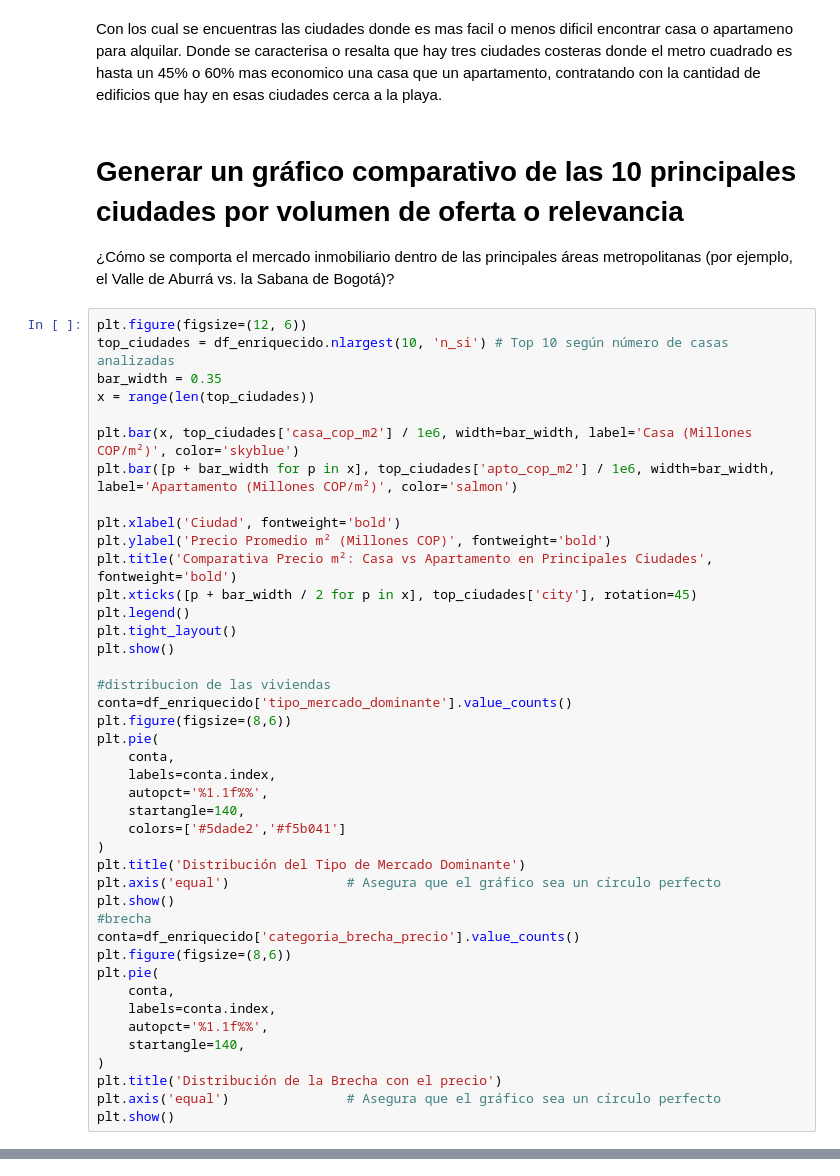
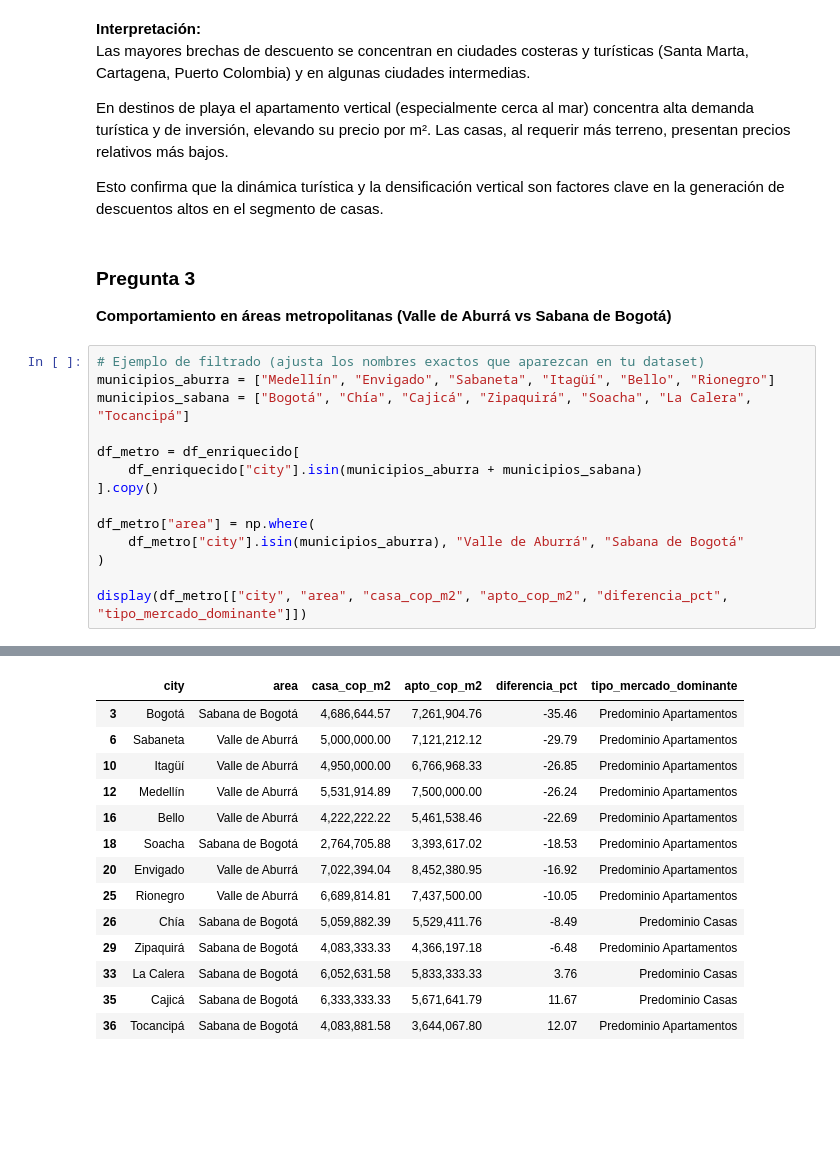
Before and after one commit to renezh64/Ideacion_y_Documentacion, a Jupyter notebook: src/actividad1/Actividad3.ipynb, the cells around one changed output, grey strips where cells are left out. Saved outputs shown, nothing was run; the diff lists cells and outputs as text; blank space fills up the shorter version.

```diff
--- a/src/actividad1/Actividad3.ipynb
+++ b/src/actividad1/Actividad3.ipynb
@@ -178,48 +251,25 @@ print(mayor_descuento_casas[['city', 'casa_cop_m2', 'apto_cop_m2', 'diferencia_p
 # %% [markdown]
-Con los cual se encuentras las ciudades donde es mas facil o menos dificil encontrar casa o apartameno para alquilar. Donde se caracterisa o resalta que hay tres ciudades costeras donde el metro cuadrado es hasta un 45% o 60% mas economico una casa que un apartamento, contratando con la cantidad de edificios que hay en esas ciudades cerca a la playa.
+**Interpretación:**
+Las mayores brechas de descuento se concentran en ciudades costeras y turísticas (Santa Marta, Cartagena, Puerto Colombia) y en algunas ciudades intermedias.
+
+En destinos de playa el apartamento vertical (especialmente cerca al mar) concentra alta demanda turística y de inversión, elevando su precio por m². Las casas, al requerir más terreno, presentan precios relativos más bajos.
+
+Esto confirma que la dinámica turística y la densificación vertical son factores clave en la generación de descuentos altos en el segmento de casas.
 # %% [markdown]
-# Generar un gráfico comparativo de las 10 principales ciudades por volumen de oferta o relevancia #
-¿Cómo se comporta el mercado inmobiliario dentro de las principales áreas metropolitanas (por ejemplo, el Valle de Aburrá vs. la Sabana de Bogotá)?
+### Pregunta 3
+**Comportamiento en áreas metropolitanas (Valle de Aburrá vs Sabana de Bogotá)**
 # %%
-plt.figure(figsize=(12, 6))
-top_ciudades = df_enriquecido.nlargest(10, 'n_si') # Top 10 según número de casas analizadas
-bar_width = 0.35
-x = range(len(top_ciudades))
+# Ejemplo de filtrado (ajusta los nombres exactos que aparezcan en tu dataset)
+municipios_aburra = ["Medellín", "Envigado", "Sabaneta", "Itagüí", "Bello", "Rionegro"]
+municipios_sabana = ["Bogotá", "Chía", "Cajicá", "Zipaquirá", "Soacha", "La Calera", "Tocancipá"]
 
-plt.bar(x, top_ciudades['casa_cop_m2'] / 1e6, width=bar_width, label='Casa (Millones COP/m²)', color='skyblue')
-plt.bar([p + bar_width for p in x], top_ciudades['apto_cop_m2'] / 1e6, width=bar_width, label='Apartamento (Millones COP/m²)', color='salmon')
+df_metro = df_enriquecido[
+    df_enriquecido["city"].isin(municipios_aburra + municipios_sabana)
+].copy()
 
-plt.xlabel('Ciudad', fontweight='bold')
-plt.ylabel('Precio Promedio m² (Millones COP)', fontweight='bold')
-plt.title('Comparativa Precio m²: Casa vs Apartamento en Principales Ciudades', fontweight='bold')
-plt.xticks([p + bar_width / 2 for p in x], top_ciudades['city'], rotation=45)
-plt.legend()
-plt.tight_layout()
-plt.show()
+df_metro["area"] = np.where(
+    df_metro["city"].isin(municipios_aburra), "Valle de Aburrá", "Sabana de Bogotá"
+)
 
-#distribucion de las viviendas
-conta=df_enriquecido['tipo_mercado_dominante'].value_counts()
-plt.figure(figsize=(8,6))
-plt.pie(
-    conta,
-    labels=conta.index,
-    autopct='%1.1f%%',
-    startangle=140,
-    colors=['#5dade2','#f5b041']
-)
-plt.title('Distribución del Tipo de Mercado Dominante')
-plt.axis('equal')               # Asegura que el gráfico sea un círculo perfecto
-plt.show()
-#brecha
-conta=df_enriquecido['categoria_brecha_precio'].value_counts()
-plt.figure(figsize=(8,6))
-plt.pie(
-    conta,
-    labels=conta.index,
-    autopct='%1.1f%%',
-    startangle=140,
-)
-plt.title('Distribución de la Brecha con el precio')
-plt.axis('equal')               # Asegura que el gráfico sea un círculo perfecto
-plt.show()
+display(df_metro[["city", "area", "casa_cop_m2", "apto_cop_m2", "diferencia_pct", "tipo_mercado_dominante"]])
 # %% [output]
@@ -229 +276,15 @@ plt.show()
+|  | city | area | casa_cop_m2 | apto_cop_m2 | diferencia_pct | tipo_mercado_dominante |
+| 3 | Bogotá | Sabana de Bogotá | 4,686,644.57 | 7,261,904.76 | -35.46 | Predominio Apartamentos |
+| 6 | Sabaneta | Valle de Aburrá | 5,000,000.00 | 7,121,212.12 | -29.79 | Predominio Apartamentos |
+| 10 | Itagüí | Valle de Aburrá | 4,950,000.00 | 6,766,968.33 | -26.85 | Predominio Apartamentos |
+| 12 | Medellín | Valle de Aburrá | 5,531,914.89 | 7,500,000.00 | -26.24 | Predominio Apartamentos |
+| 16 | Bello | Valle de Aburrá | 4,222,222.22 | 5,461,538.46 | -22.69 | Predominio Apartamentos |
+| 18 | Soacha | Sabana de Bogotá | 2,764,705.88 | 3,393,617.02 | -18.53 | Predominio Apartamentos |
+| 20 | Envigado | Valle de Aburrá | 7,022,394.04 | 8,452,380.95 | -16.92 | Predominio Apartamentos |
+| 25 | Rionegro | Valle de Aburrá | 6,689,814.81 | 7,437,500.00 | -10.05 | Predominio Apartamentos |
+| 26 | Chía | Sabana de Bogotá | 5,059,882.39 | 5,529,411.76 | -8.49 | Predominio Casas |
+| 29 | Zipaquirá | Sabana de Bogotá | 4,083,333.33 | 4,366,197.18 | -6.48 | Predominio Apartamentos |
+| 33 | La Calera | Sabana de Bogotá | 6,052,631.58 | 5,833,333.33 | 3.76 | Predominio Casas |
+| 35 | Cajicá | Sabana de Bogotá | 6,333,333.33 | 5,671,641.79 | 11.67 | Predominio Casas |
+| 36 | Tocancipá | Sabana de Bogotá | 4,083,881.58 | 3,644,067.80 | 12.07 | Predominio Apartamentos |
 # %% [markdown]
```
Also changed, not shown: parts of 27 cells of this notebook, 4 other files.
